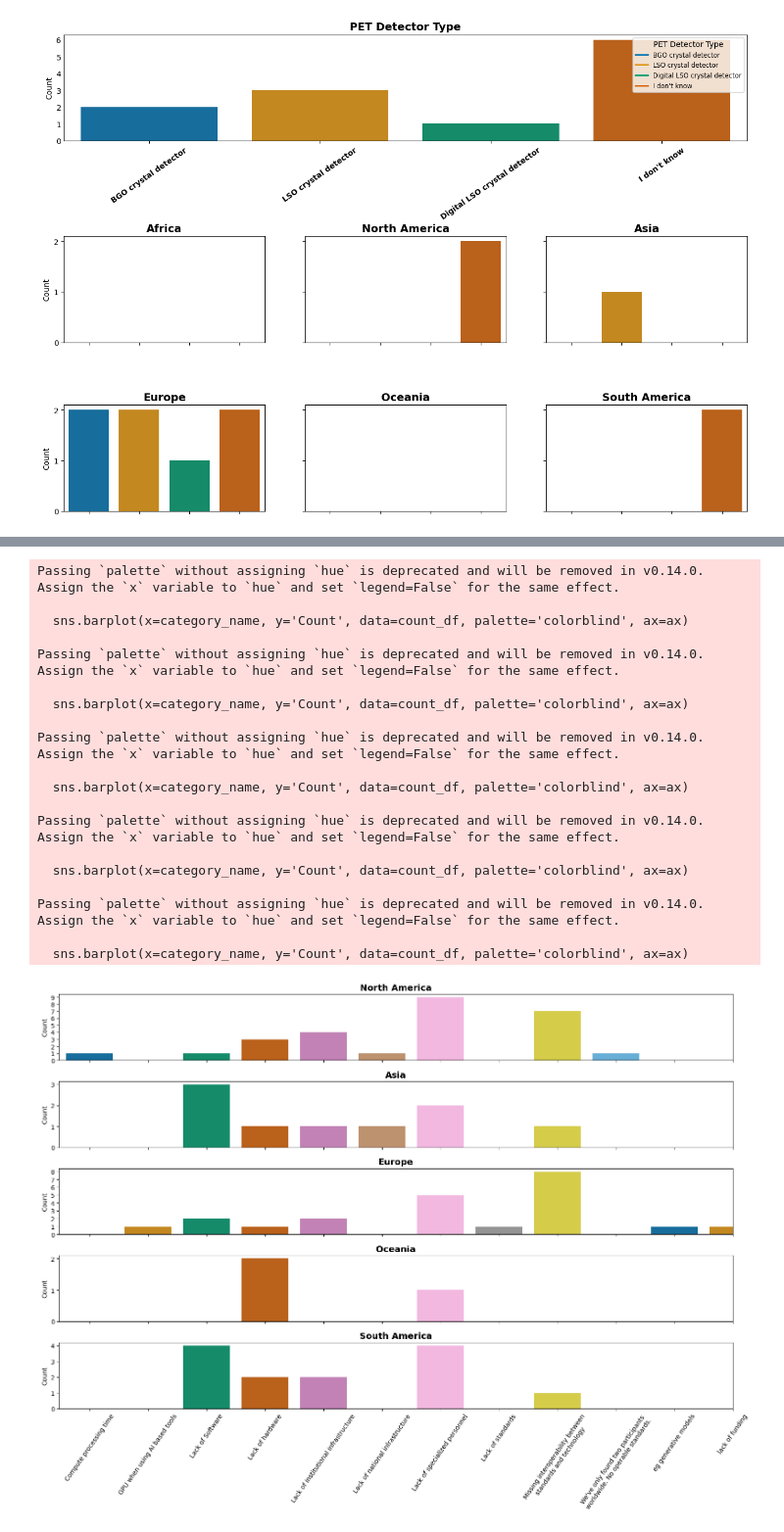
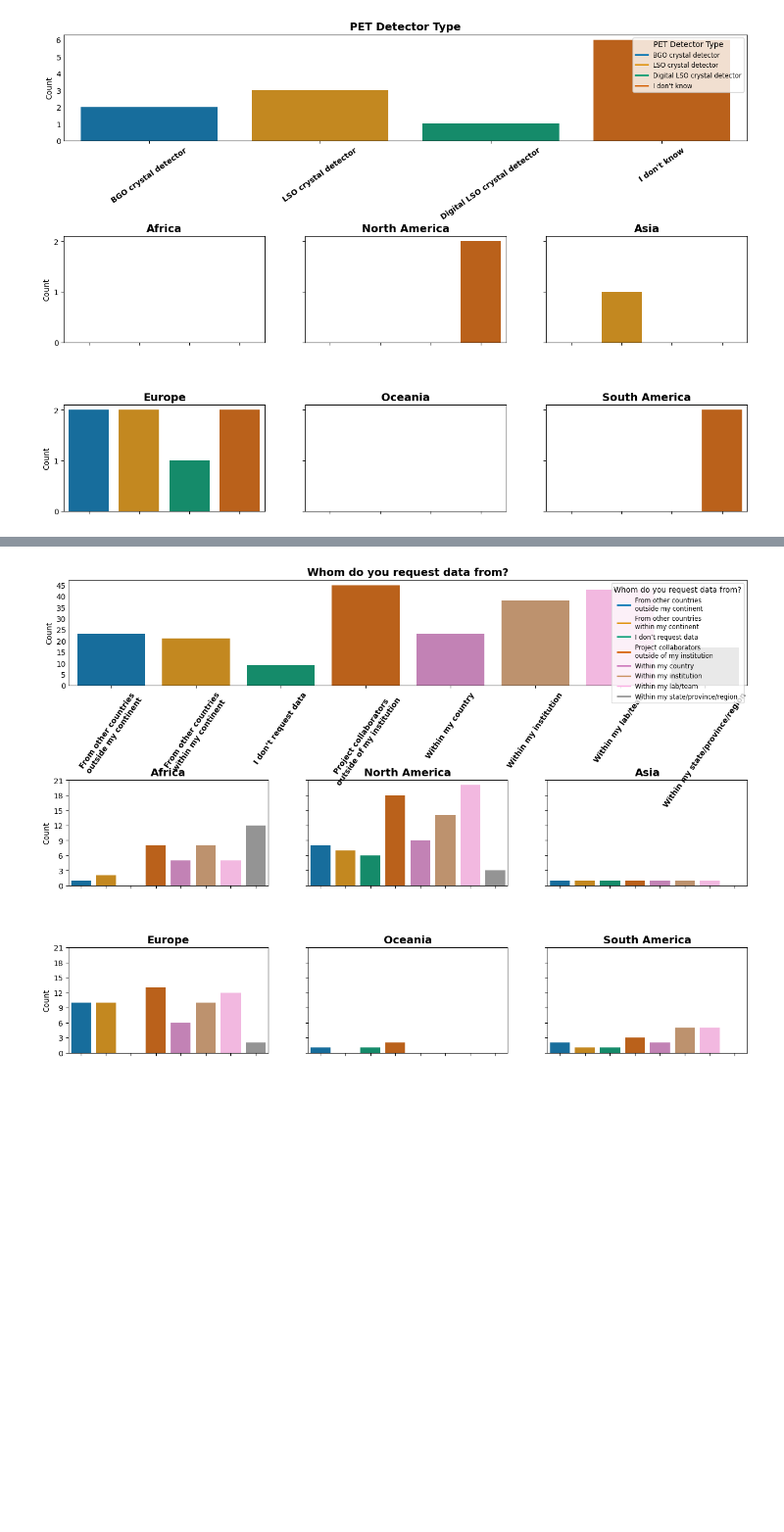
Before and after one commit to jdkent/BRIDGESurveyTechAnalysis, a Jupyter notebook: survey_analysis.ipynb, the cells around one changed output, grey strips where cells are left out. Shown at 98% size. Drawn from its saved outputs; the diff is of its cells as text; code cells hidden in the pictures; blank space fills up the shorter version.

```diff
--- a/survey_analysis.ipynb
+++ b/survey_analysis.ipynb
@@ -289,7 +288,10 @@ ValueError: cannot reindex on an axis with duplicate labels
 # %%
 # Question 4: What is your primary role?
-survey['What is your primary role?'].replace({"Medical Radiographer ": "Technician", "Founder": "Other"}, inplace=True)
-role_counts = survey['What is your primary role?'].value_counts()
+q4 = "What is your primary role?"
+q4_replacements = {"Medical Radiographer ": "Technician", "Founder": "Other"}
+survey[q4].replace(q4_replacements, inplace=True)
+role_counts = survey[q4].value_counts()
+
 # Define a function to format the labels with the raw count
 def func(pct, allvalues):
     absolute = pct / 100. * sum(allvalues)
@@ -356,6 +337,0 @@ Name: What is the magnetic strength of the MRI machine(s)?, Length: 87, dtype: f
-# %%
-# These are NaNs for some reason :(
-survey["What is the magnetic strength of the MRI machine(s)?"].dropna(inplace=True)
-survey["What is the magnetic strength of the MRI machine(s)?"] = survey["What is the magnetic strength of the MRI machine(s)?"].str.split(',')
-q7_survey = survey.explode("What is the magnetic strength of the MRI machine(s)?")
-q7_survey["What is the magnetic strength of the MRI machine(s)?"]
@@ -431,3 +526,16 @@ plt.show()
 # %%
-survey["What are the top 3 challenges you have encountered generating data? (Can select fewer than 3)"] = survey["What are the top 3 challenges you have encountered generating data? (Can select fewer than 3)"].str.split(',')
-q9_survey = survey.explode("What are the top 3 challenges you have encountered generating data? (Can select fewer than 3)")
+# Question 14: Which of the following community (meta)data models do you use? (Check all that apply)
+q14 = "Which of the following community (meta)data models do you use? (Check all that apply)"
+q14_replacements = {
+    "json sidecar files with NIFTI header data": "Other",
+    "I dont like BIDS but that is what we use": "Other",
+    " mostly avoid all of this terrible stuff when I can. ": "Other",
+}
+q14_survey = preprocess_question(survey, q14, q14_replacements, multichoice=True)
+q14_survey[q14].unique()
+
+plot_categorical_by_continent(
+    q14_survey,
+    q14,
+    "Community Metadata Standards",
+)
@@ -496,28 +617,16 @@ Passing `palette` without assigning `hue` is deprecated and will be removed in v
 # %%
+# Question 18: From whom do you typically request data? (Check all that apply)
+q18 = "From whom do you typically request data? (Check all that apply)"
+
+q18_survey = preprocess_question(survey, q18, multichoice=True)
+q18_survey[q18].unique()
+
 plot_categorical_by_continent(
-    survey,
-    "What are the barriers to processing your data? (Check all that apply)",
-    "Data Processing Challenges",
+    q18_survey,
+    q18,
+    "Whom do you request data from?",
+    exclude_categories={"Other"},
 )
 # %% [output]
-Passing `palette` without assigning `hue` is deprecated and will be removed in v0.14.0. Assign the `x` variable to `hue` and set `legend=False` for the same effect.
-
-  sns.barplot(x=category_name, y='Count', data=count_df, palette='colorblind', ax=ax)
-
-Passing `palette` without assigning `hue` is deprecated and will be removed in v0.14.0. Assign the `x` variable to `hue` and set `legend=False` for the same effect.
-
-  sns.barplot(x=category_name, y='Count', data=count_df, palette='colorblind', ax=ax)
-
-Passing `palette` without assigning `hue` is deprecated and will be removed in v0.14.0. Assign the `x` variable to `hue` and set `legend=False` for the same effect.
-
-  sns.barplot(x=category_name, y='Count', data=count_df, palette='colorblind', ax=ax)
-
-Passing `palette` without assigning `hue` is deprecated and will be removed in v0.14.0. Assign the `x` variable to `hue` and set `legend=False` for the same effect.
-
-  sns.barplot(x=category_name, y='Count', data=count_df, palette='colorblind', ax=ax)
-
-Passing `palette` without assigning `hue` is deprecated and will be removed in v0.14.0. Assign the `x` variable to `hue` and set `legend=False` for the same effect.
-
-  sns.barplot(x=category_name, y='Count', data=count_df, palette='colorblind', ax=ax)
-[figure, old version]
+[figure, new version]
 # %%
```
Also changed, not shown: parts of 36 cells of this notebook.
